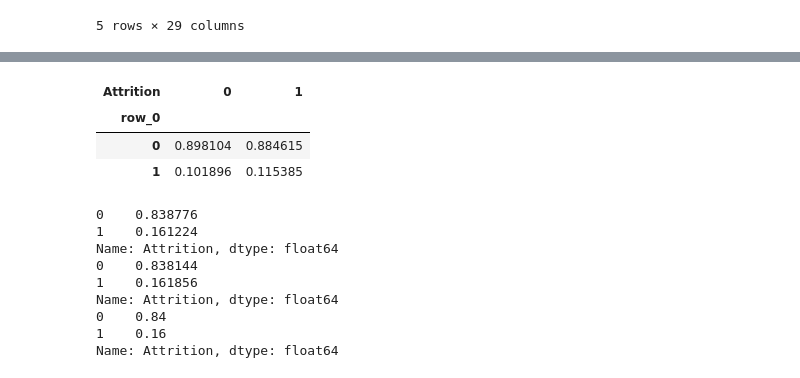
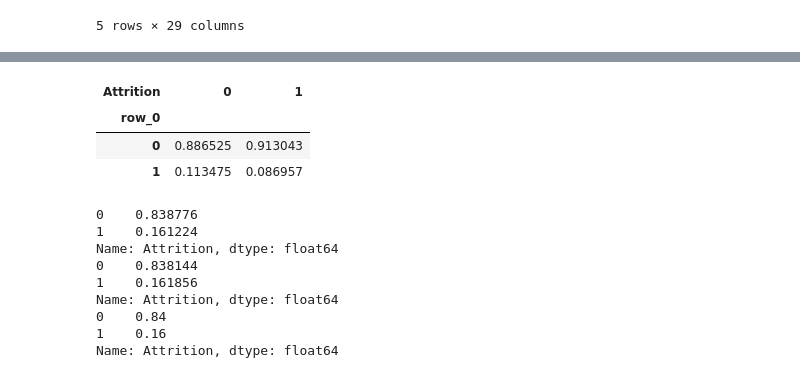
Before and after one commit to AntonioFuziy/Projeto3DataScience, a Jupyter notebook: Projeto3DataScience.ipynb, the cells around one changed output, grey strips where cells are left out. Cells and saved outputs as stored; diff of their text form; code cells hidden in the pictures.

```diff
--- a/Projeto3DataScience.ipynb
+++ b/Projeto3DataScience.ipynb
@@ -452,7 +450,7 @@ rf_params = {
     'min_samples_leaf': 2,
     'max_features' : 'sqrt',
     'random_state' : seed,
-    'verbose': 0
+    'verbose': 1
 }
 
 rf = RandomForestClassifier(**rf_params)
@@ -472,12 +482,12 @@ fig.show()
 [interactive output not drawn]
 # %%
 prediction = pd.Series(rf_predictions)
-pd.crosstab(prediction,IBM['Attrition'],normalize='columns')
+pd.crosstab(prediction,target_val,normalize='columns')
 # %% [output]
 | Attrition | 0 | 1 |
 | row_0 |  |  |
-| 0 | 0.898104 | 0.884615 |
-| 1 | 0.101896 | 0.115385 |
+| 0 | 0.886525 | 0.913043 |
+| 1 | 0.113475 | 0.086957 |
 # %%
 print(IBM['Attrition'].value_counts(True))
 print(target_train.value_counts(True))
```
Also changed, not shown: parts of 18 cells of this notebook.
